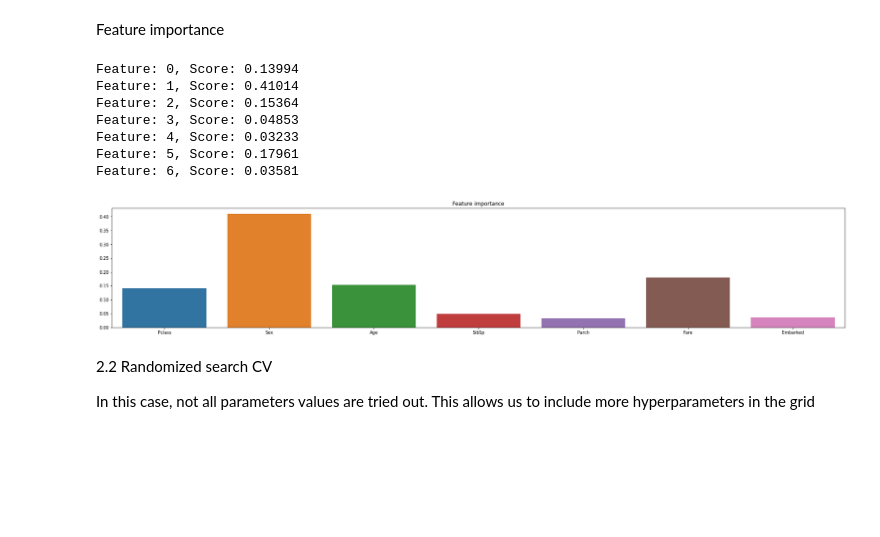
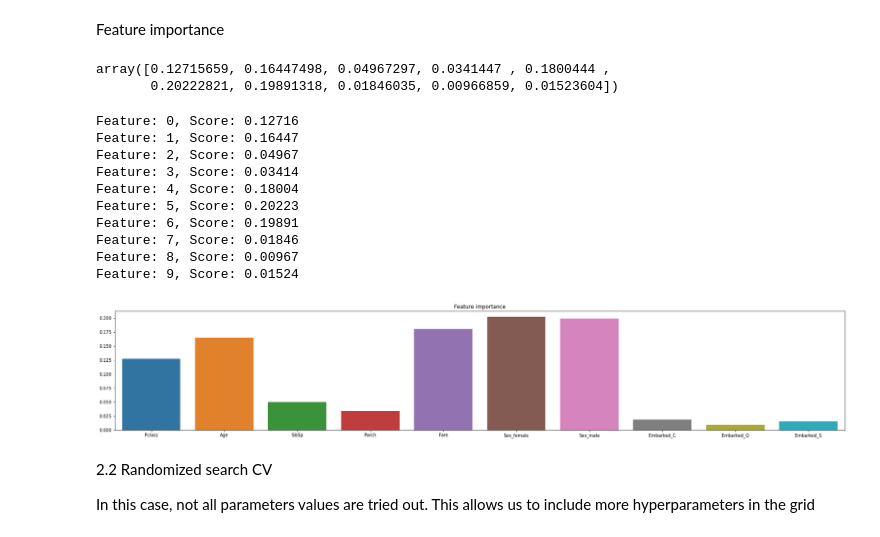
Before and after one commit to marfurt1/Random-Forest-Project_ana, a Jupyter notebook: src/explore.ipynb, the cells around one changed output. Cells and saved outputs as stored; diff of their text form; code cells hidden in the pictures; blank space fills up the shorter version.

```diff
--- a/src/explore.ipynb
+++ b/src/explore.ipynb
@@ -169,0 +282,12 @@ Name: Survived, dtype: float64
+# %%
+# Nan values of Age will be replaced by the mean
+# Nan values of Embarked will be replaced by the mode
+
+imputer_mean = SimpleImputer(strategy='mean', missing_values=np.nan)
+imputer_mean = imputer_mean.fit(X_train[['Age']])
+X_train['Age'] = imputer_mean.transform(X_train[['Age']])
+
+
+imputer_mode = SimpleImputer(strategy='most_frequent', missing_values=np.nan)
+imputer_mode = imputer_mode.fit(X_train[['Embarked']])
+X_train['Embarked'] = imputer_mode.transform(X_train[['Embarked']])
@@ -170,8 +325,6 @@ Name: Survived, dtype: float64
+# %%
+X_train = pd.get_dummies(X_train, prefix=['Sex', 'Embarked'])
+
+X_test = pd.get_dummies(X_test, prefix=['Sex', 'Embarked'])
 # %% [markdown]
 ### 1. Random forest with default hyperparameters
-# %%
-rfc1 = RandomForestClassifier(random_state=1107)
-
-rfc1.fit(X_train, y_train)
-
-y_pred = rfc1.predict(X_test)
@@ -181,0 +331,8 @@ Accuracy Random Forest with default parameters: 0.8251121076233184
+# %%
+rfc = RandomForestClassifier(random_state=1107)
+
+rfc.fit(X_train, y_train)
+
+print(f'Accuracy in train dataset: {rfc.score(X_train, y_train)}')
+
+print(f'Accuracy in test dataset: {rfc.score(X_test, y_test)}')
@@ -291,27 +456,36 @@ weighted avg       0.84      0.84      0.83       223
 # %% [markdown]
 Feature importance
+# %%
+importance = model_cv.feature_importances_
+importance
+# %% [output]
+array([0.12715659, 0.16447498, 0.04967297, 0.0341447 , 0.1800444 ,
+       0.20222821, 0.19891318, 0.01846035, 0.00966859, 0.01523604])
 # %%
 importance = model_cv.feature_importances_
 
 for i,v in enumerate(importance):
 	print('Feature: %0d, Score: %.5f' % (i,v))
 
 # graficamos la importancia de las variables
 
 plt.figure(figsize=(30,5))
-columns = X.columns
+columns = X_train.columns
 sns.barplot(columns, importance)
 plt.title('Feature importance')
 plt.show()
 # %% [output]
-Feature: 0, Score: 0.13994
-Feature: 1, Score: 0.41014
-Feature: 2, Score: 0.15364
-Feature: 3, Score: 0.04853
-Feature: 4, Score: 0.03233
-Feature: 5, Score: 0.17961
-Feature: 6, Score: 0.03581
+Feature: 0, Score: 0.12716
+Feature: 1, Score: 0.16447
+Feature: 2, Score: 0.04967
+Feature: 3, Score: 0.03414
+Feature: 4, Score: 0.18004
+Feature: 5, Score: 0.20223
+Feature: 6, Score: 0.19891
+Feature: 7, Score: 0.01846
+Feature: 8, Score: 0.00967
+Feature: 9, Score: 0.01524
-[figure, old version]
+[figure, new version]
 # %% [markdown]
 2.2 Randomized search CV
 
```
Also changed, not shown: parts of 63 cells of this notebook.
